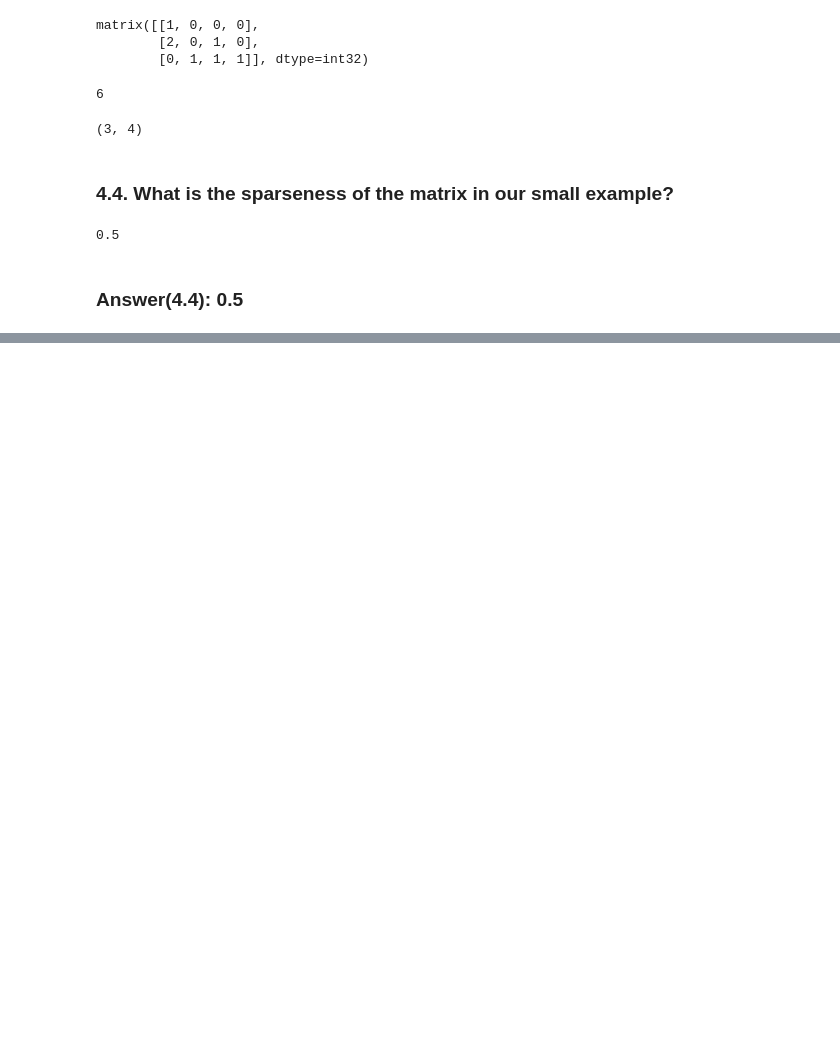
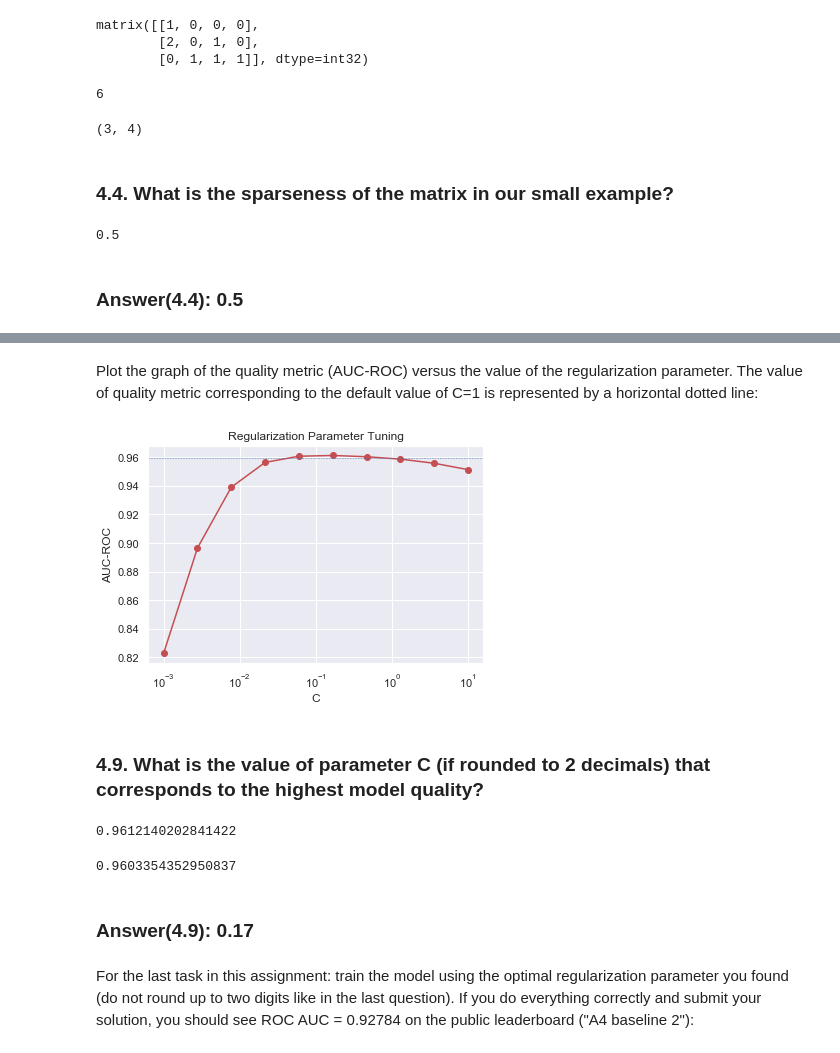
Before and after one commit to AndrewTrefilov/my-journey-to-ml-starts-here, a Jupyter notebook: Assignment#4.ipynb, the cells around one changed output, grey strips where cells are left out. Drawn from its saved outputs; the diff is of its cells as text; code cells hidden in the pictures; blank space fills up the shorter version.

```diff
--- a/Assignment#4.ipynb
+++ b/Assignment#4.ipynb
@@ -330,0 +564,2 @@ small_example.shape
+# %%
+full_new_feat['start_hour'] = full_df['time1'].apply(lambda ts: ts.hour).astype('float64')
@@ -330,0 +571,2 @@ small_example.shape
+# %%
+full_new_feat['morning'] = (full_new_feat['start_hour'] <= 11).astype('float64')
@@ -330,0 +667,11 @@ small_example.shape
+# %%
+# Compose the training set
+tmp_scaled = StandardScaler().fit_transform(full_new_feat[['start_month',
+                                                           'start_hour',
+                                                           'morning']])
+X_train13 = csr_matrix(hstack([full_sites_sparse[:idx_split,:],
+                             tmp_scaled[:idx_split,:]]))
+
+# Capture the quality with default parameters
+score_C_1 = get_auc_lr_valid(X_train13, y_train)
+print(score_C_1)
@@ -330,0 +682,8 @@ small_example.shape
+# %%
+from tqdm import tqdm
+
+# List of possible C-values
+Cs = np.logspace(-3, 1, 10)
+scores = []
+for C in tqdm(Cs):
+    scores.append(get_auc_lr_valid(X_train13, y_train, C=C))
@@ -330,0 +715,31 @@ small_example.shape
+# %% [markdown]
+Plot the graph of the quality metric (AUC-ROC) versus the value of the regularization parameter. The value of quality metric corresponding to the default value of C=1 is represented by a horizontal dotted line:
+# %%
+plt.plot(Cs, scores, 'ro-')
+plt.xscale('log')
+plt.xlabel('C')
+plt.ylabel('AUC-ROC')
+plt.title('Regularization Parameter Tuning')
+# horizontal line -- model quality with default C value
+plt.axhline(y=score_C_1, linewidth=.5, color='b', linestyle='dashed')
+plt.show()
+# %% [output]
+[figure, added]
+# %% [markdown]
+### 4.9. What is the value of parameter C (if rounded to 2 decimals) that corresponds to the highest model quality?
+# %%
+# Capture the quality with C=0.17
+score_C_2 = get_auc_lr_valid(X_train13, y_train, C=0.17)
+print(score_C_2)
+# %% [output]
+0.9612140202841422
+# %%
+# Capture the quality with C=0.46
+score_C_3 = get_auc_lr_valid(X_train13, y_train, C=0.46)
+print(score_C_3)
+# %% [output]
+0.9603354352950837
+# %% [markdown]
+### Answer(4.9): 0.17
+# %% [markdown]
+For the last task in this assignment: train the model using the optimal regularization parameter you found (do not round up to two digits like in the last question). If you do everything correctly and submit your solution, you should see ROC AUC = 0.92784 on the public leaderboard ("A4 baseline 2"):
```
Also changed, not shown: parts of 73 cells of this notebook.
